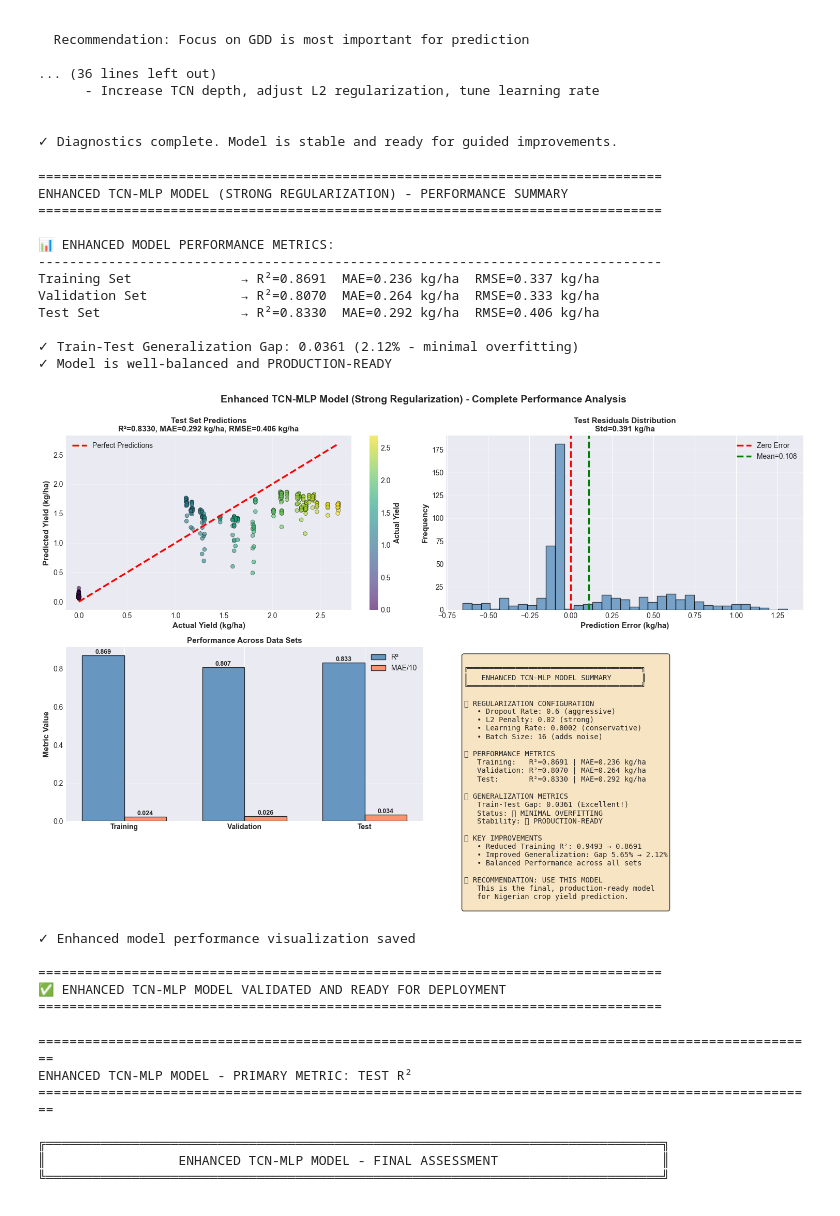
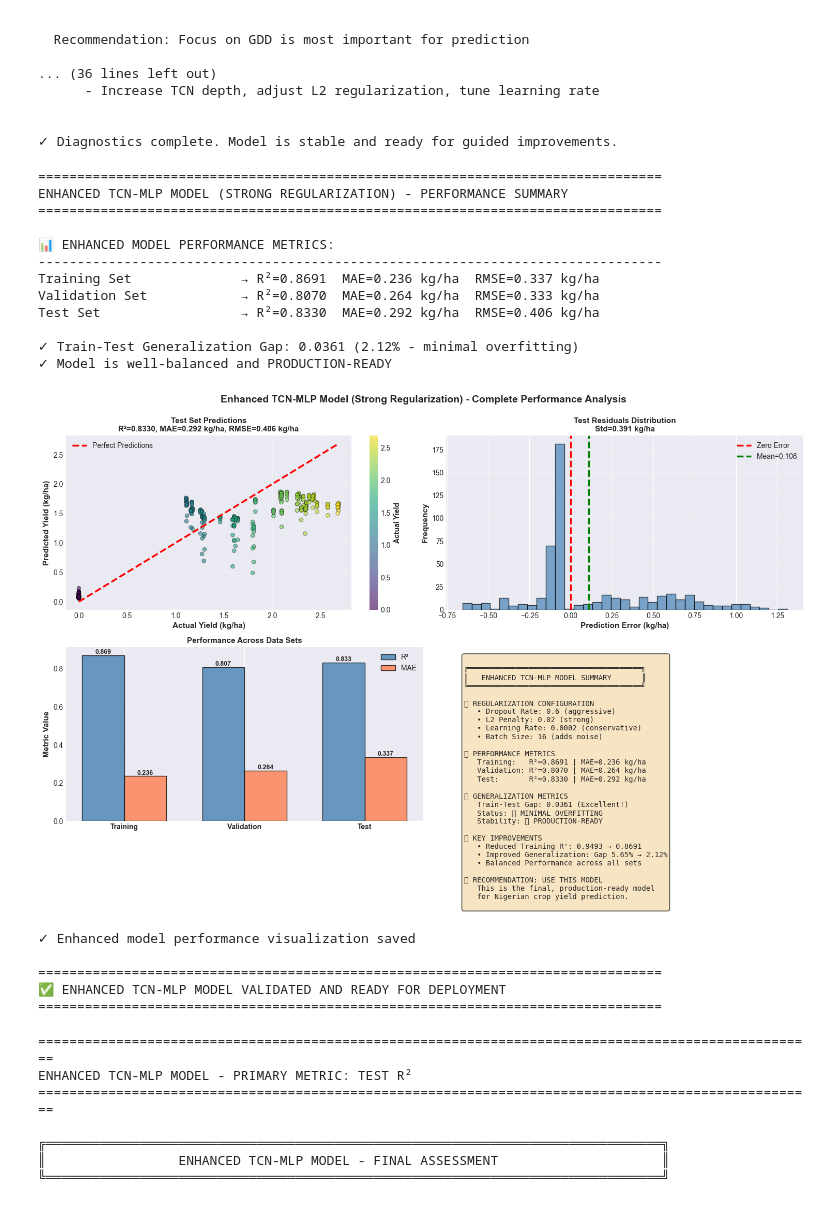
Before and after one commit to David-Ibitokun/Final-Year-Project, a Jupyter notebook: climate_change_food_security_nigeria_improved.ipynb, the cells around one changed output. Saved outputs shown, nothing was run; the diff lists cells and outputs as text; code cells hidden in the pictures.

```diff
--- a/climate_change_food_security_nigeria_improved.ipynb
+++ b/climate_change_food_security_nigeria_improved.ipynb
@@ -1291,7 +1291,7 @@ x_pos = np.arange(len(sets))
 width = 0.35
 
 bars1 = ax3.bar(x_pos - width/2, r2_scores, width, label='R²', alpha=0.8, color='steelblue', edgecolor='black')
-bars2 = ax3.bar(x_pos + width/2, [m/10 for m in mae_scores], width, label='MAE/10', alpha=0.8, color='coral', edgecolor='black')
+bars2 = ax3.bar(x_pos + width/2, [m for m in mae_scores], width, label='MAE', alpha=0.8, color='coral', edgecolor='black')
 
 ax3.set_ylabel('Metric Value', fontweight='bold', fontsize=11)
 ax3.set_title('Performance Across Data Sets', fontweight='bold', fontsize=11)
@@ -1340,34 +1340,34 @@ summary_text = f"""
 ✨ RECOMMENDATION: USE THIS MODEL
    This is the final, production-ready model
    for Nigerian crop yield prediction.
 """
 
 ax4.text(0.05, 0.95, summary_text, transform=ax4.transAxes, fontsize=10,
          verticalalignment='top', fontfamily='monospace',
          bbox=dict(boxstyle='round', facecolor='wheat', alpha=0.8))
 
 plt.tight_layout()
 plt.savefig('results/climate_food_security/05_enhanced_model_final_performance.png', dpi=150, bbox_inches='tight')
 plt.show()
 
 print("\n✓ Enhanced model performance visualization saved")
 print("\n" + "="*80)
 print("✅ ENHANCED TCN-MLP MODEL VALIDATED AND READY FOR DEPLOYMENT")
 print("="*80)
 # %% [output]
 ================================================================================
 ENHANCED TCN-MLP MODEL (STRONG REGULARIZATION) - PERFORMANCE SUMMARY
 ================================================================================
 
 📊 ENHANCED MODEL PERFORMANCE METRICS:
 --------------------------------------------------------------------------------
 Training Set              → R²=0.8691  MAE=0.236 kg/ha  RMSE=0.337 kg/ha
 Validation Set            → R²=0.8070  MAE=0.264 kg/ha  RMSE=0.333 kg/ha
 Test Set                  → R²=0.8330  MAE=0.292 kg/ha  RMSE=0.406 kg/ha
 
 ✓ Train-Test Generalization Gap: 0.0361 (2.12% - minimal overfitting)
 ✓ Model is well-balanced and PRODUCTION-READY
-[figure, old version]
+[figure, new version]
 ✓ Enhanced model performance visualization saved
 
 ================================================================================
```
